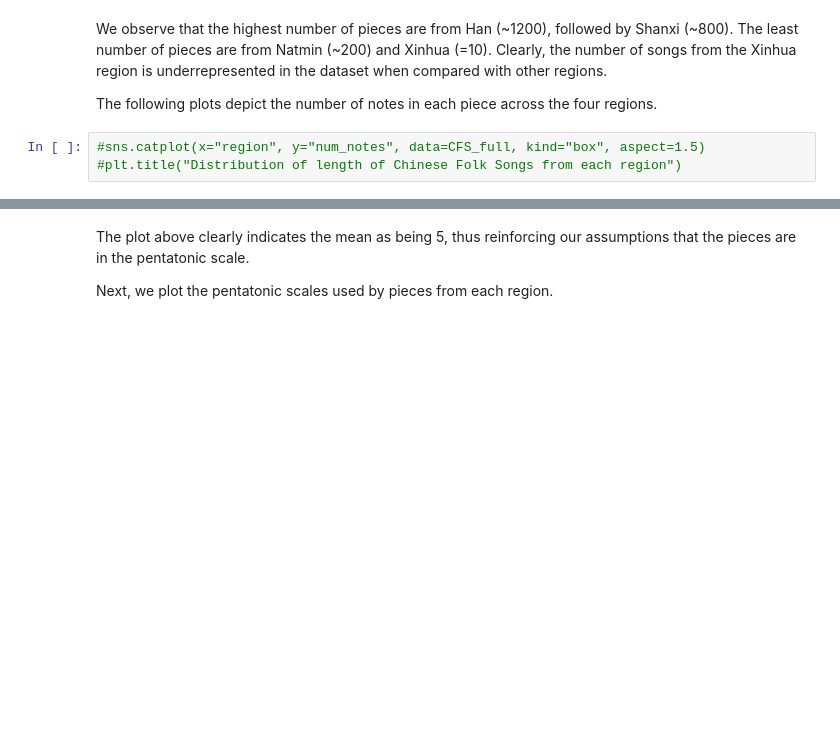
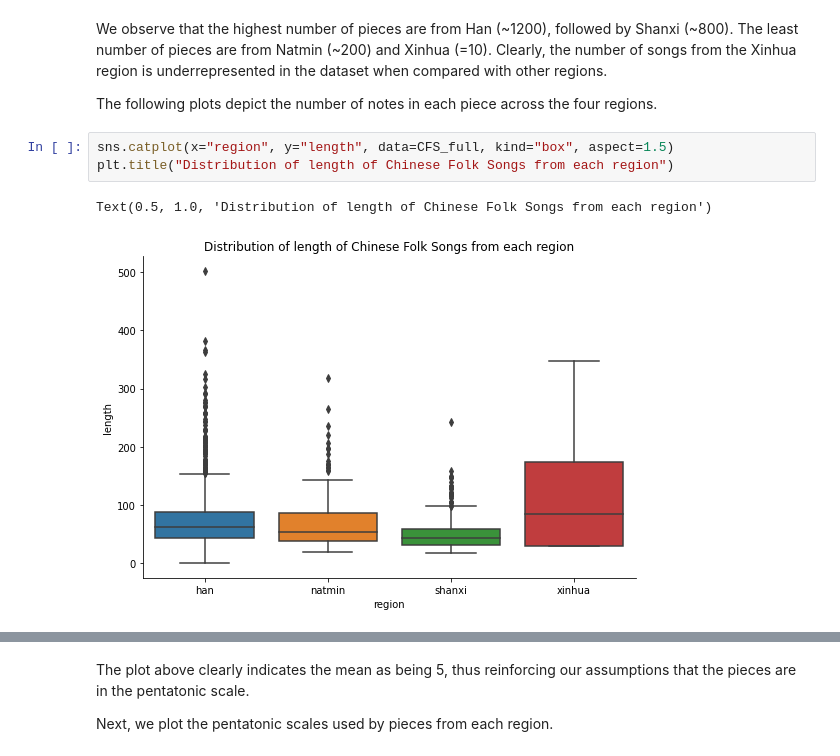
Before and after one commit to ravinitheshreddy/Digital-Musicology-Project, a Jupyter notebook: milestone2.ipynb, the cells around one changed output, grey strips where cells are left out. Drawn from its saved outputs; the diff is of its cells as text; blank space fills up the shorter version.

```diff
--- a/milestone2.ipynb
+++ b/milestone2.ipynb
@@ -389,5 +391,8 @@ We observe that the highest number of pieces are from Han (\~1200), followed by
 
 The following plots depict the number of notes in each piece across the four regions.
 # %%
-#sns.catplot(x="region", y="num_notes", data=CFS_full, kind="box", aspect=1.5)
-#plt.title("Distribution of length of Chinese Folk Songs from each region")
+sns.catplot(x="region", y="length", data=CFS_full, kind="box", aspect=1.5)
+plt.title("Distribution of length of Chinese Folk Songs from each region")
+# %% [output]
+Text(0.5, 1.0, 'Distribution of length of Chinese Folk Songs from each region')
+[figure, added]
```
Also changed, not shown: parts of 24 cells of this notebook, 1 other file.
